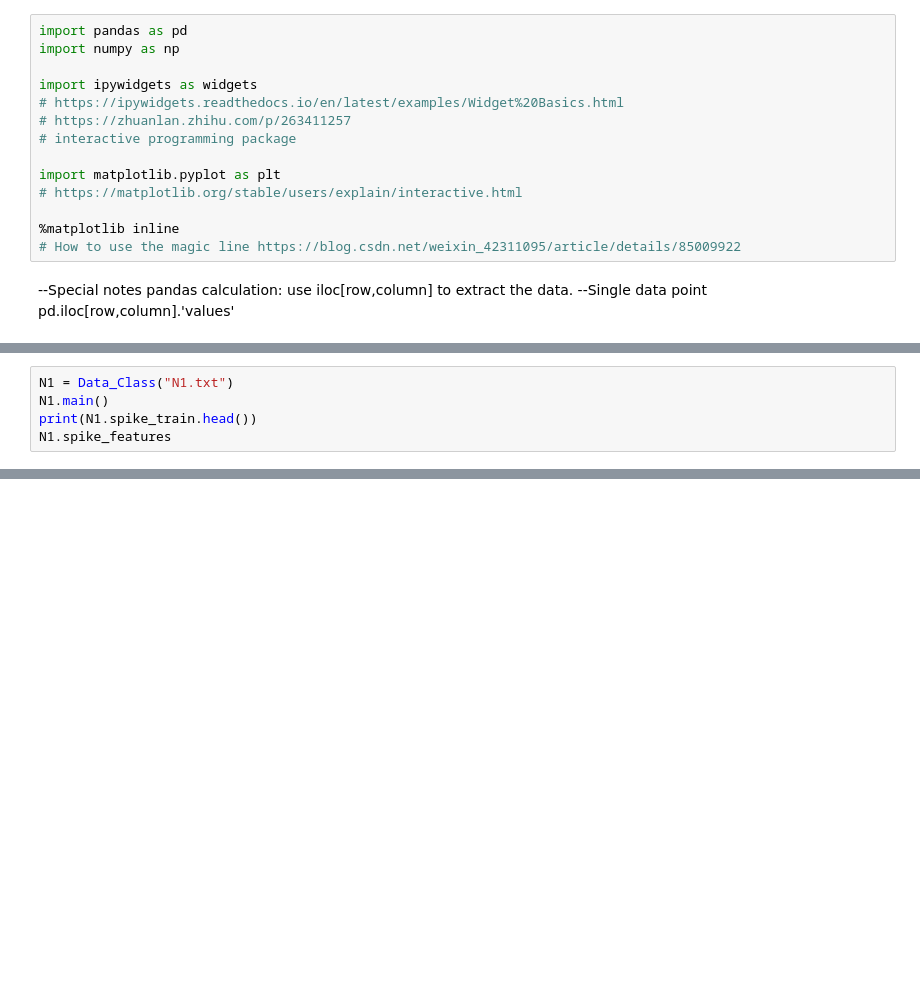
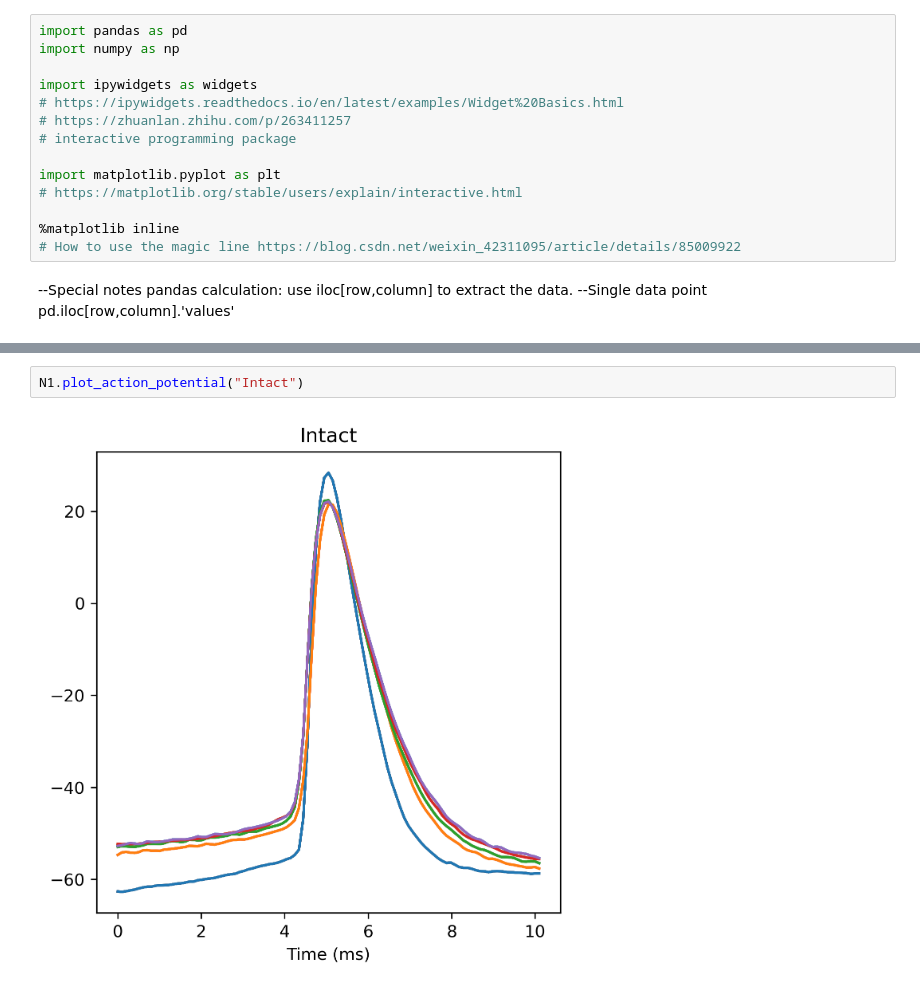
Before and after one commit to AlanYWu/Pioneer_spike-train-analysis, a Jupyter notebook: data processing_class_Update.ipynb, the cells around one changed output, grey strips where cells are left out. Cells and saved outputs as stored; diff of their text form; blank space fills up the shorter version.

```diff
--- a/data processing_class_Update.ipynb
+++ b/data processing_class_Update.ipynb
@@ -321,5 +465,0 @@ class Spike_Processing:
-# %%
-N1 = Data_Class("N1.txt")
-N1.main()
-print(N1.spike_train.head())
-N1.spike_features
@@ -344,0 +470,4 @@ fisrt_spike_latency is -205
+# %%
+N1.plot_action_potential("Intact")
+# %% [output]
+[figure, added]
```
Also changed, not shown: parts of 3 cells of this notebook, 6 other files.
